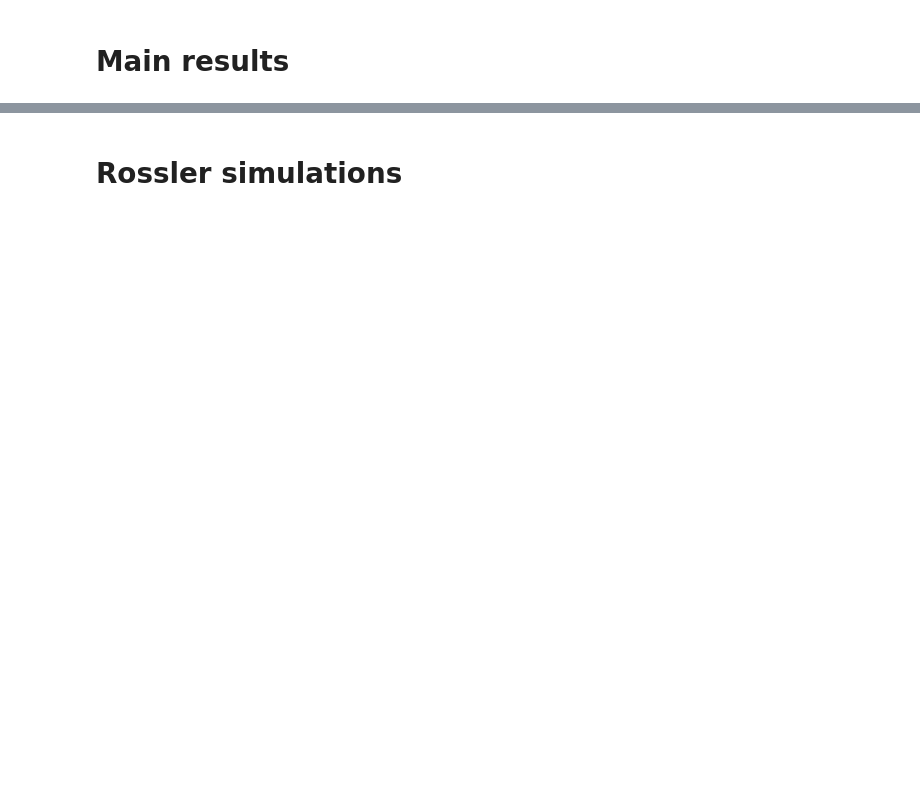
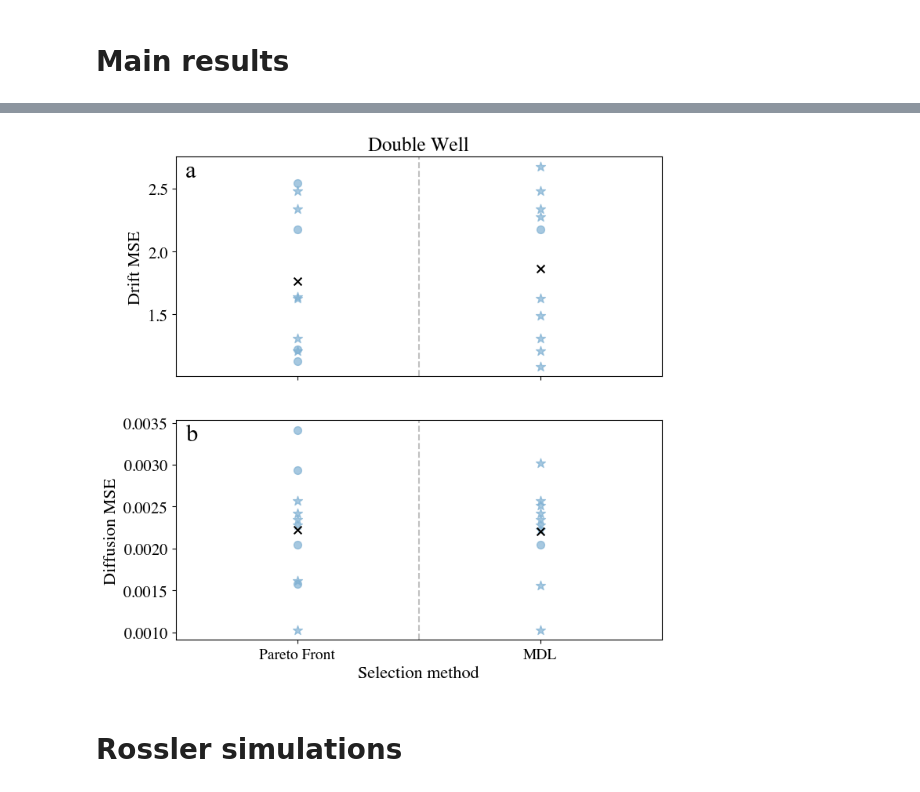
Before and after one commit to sdevries0/GP-SDE, a Jupyter notebook: src/generate_plots.ipynb, the cells around one changed output, grey strips where cells are left out. Saved outputs shown, nothing was run; the diff lists cells and outputs as text; code cells hidden in the pictures; blank space fills up the shorter version.

```diff
--- a/src/generate_plots.ipynb
+++ b/src/generate_plots.ipynb
@@ -674,3 +704,71 @@ for i in range(1, len(dw_datasets)):
+# %%
+SGP_DW_NL_PF = pd.read_csv("../data/GP_SDE/DW_nonlinear_noise_0.0.csv")
+SGP_DW_NL_PF_correct = [[0, 1, 1, 0, 1, 1, 1, 1, 0, 0], [0, 1, 1, 1, 1, 1, 1, 0, 1, 1]]
+SGP_DW_NL_MDL= pd.read_csv("../data/GP_SDE/DW_nonlinear_MDL.csv")
+SGP_DW_NL_MDL_correct = [[1, 1, 1, 0, 1, 1, 1, 1, 1, 1], [1, 1, 1, 1, 1, 1, 1, 0, 1, 1]]
+
+fig, axes = plt.subplots(2, 1, figsize=(8, 8), sharey='row')
+
+# ============ COLUMN 1: DOUBLE WELL ============
+dw_datasets = [
+    ('PF', SGP_DW_NL_PF, SGP_DW_NL_PF_correct),
+    ('MDL', SGP_DW_NL_MDL, SGP_DW_NL_MDL_correct),
+]
+
+# Double well - Drift plot (top row, first column)
+ax = axes[0]
+dw_names = [title for title, _, _ in dw_datasets]
+dw_positions = np.arange(len(dw_names))
+width = 0.25
+
+for idx, (title, data, correct) in enumerate(dw_datasets):
+    values = data['x0_test_drift_mse']
+
+    x = np.full(len(values), dw_positions[idx])
+
+    for i, (val, corr) in enumerate(zip(values, correct[0])):
+        marker = '*' if corr == 1 else 'o'
+        ax.scatter(x[i], val, color=color_dict["GP-SDE"], s=50 + 30*(corr == 1), alpha=0.7, marker=marker)
+    ax.scatter(x[0], np.mean(values), color='black', s=50, marker='x')
+
+ax.set_xticks(dw_positions)
+ax.set_xticklabels(['',''], fontsize=14)
+ax.set_xlim(dw_positions[0]-width*2, dw_positions[-1]+width*2)
+ax.set_ylabel('Drift MSE', fontsize=16)
+ax.set_title('Double Well', fontsize=18)
+ax.tick_params(axis='y', labelsize=15)
+
+ax.text(0.02, 0.91, 'a', transform=ax.transAxes, fontsize=22, font='Times New Roman')
+
+for i in range(1, len(dw_datasets)):
+    ax.axvline(x=dw_positions[i] - 0.5, color='gray', linestyle='--', alpha=0.5)
+
+# Double well - Diffusion plot (bottom row, first column)
+ax = axes[1]
+width=0.5
+for idx, (title, data, correct) in enumerate(dw_datasets):
+    values = data['x0_test_diffusion_mse']
+
+    x = np.full(len(values), dw_positions[idx])
+
+    for i, (val, corr) in enumerate(zip(values, correct[0])):
+        marker = '*' if corr == 1 else 'o'
+        ax.scatter(x[i], val, color=color_dict["GP-SDE"], s=50 + 30*(corr == 1), alpha=0.7, marker=marker)
+    ax.scatter(x[0], np.mean(values), color='black', s=50, marker='x')
+
+ax.set_xticks(dw_positions)
+ax.set_xticklabels(['Pareto Front', 'MDL'], fontsize=14)
+ax.set_xlim(dw_positions[0]-width, dw_positions[-1]+width)
+ax.tick_params(axis='y', labelsize=15)
+ax.set_ylabel('Diffusion MSE', fontsize=16)
+ax.set_xlabel('Selection method', fontsize=16)
+
+ax.text(0.02, 0.91, 'b', transform=ax.transAxes, fontsize=22, font='Times New Roman')
+
+for i in range(1, len(dw_datasets)):
+    ax.axvline(x=dw_positions[i] - 0.5, color='gray', linestyle='--', alpha=0.5)
+# %% [output]
+[figure, added]
 # %% [markdown]
 # Rossler simulations
 # %%
```
Also changed, not shown: parts of 10 cells of this notebook, 3 other files.
